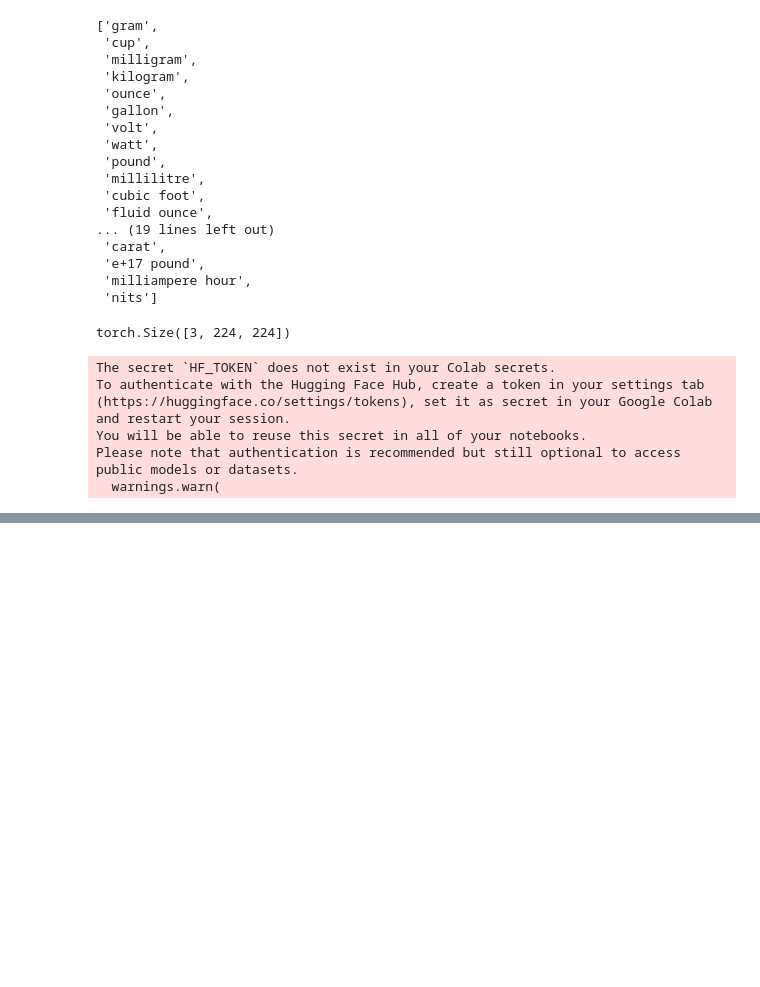
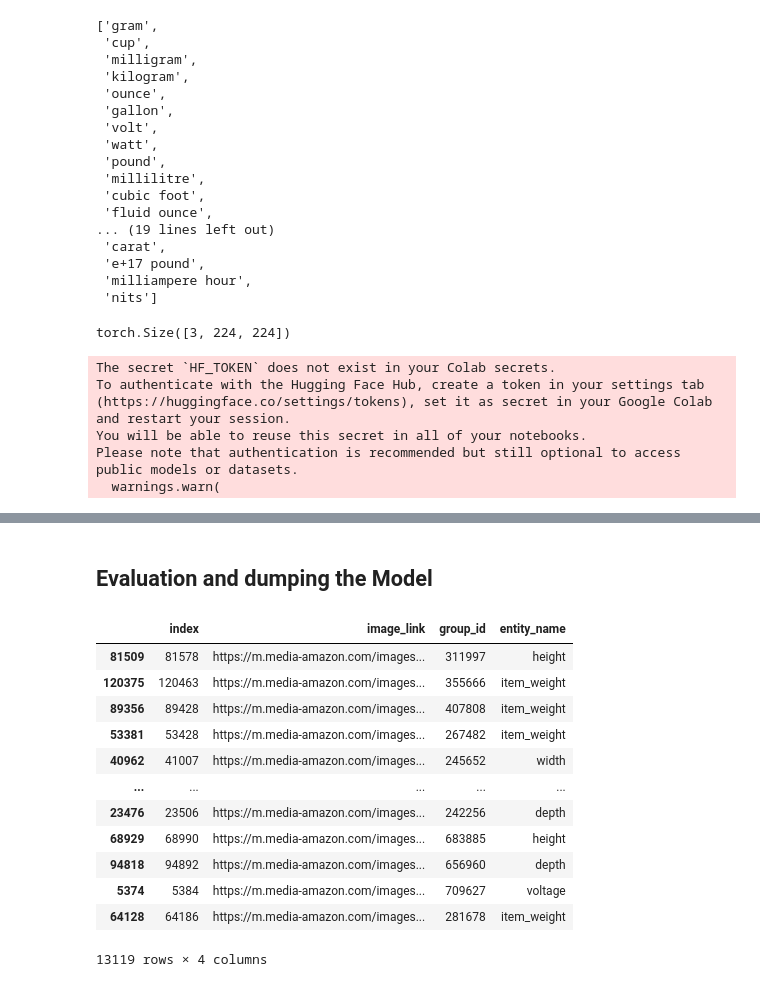
Before and after one commit to Dhyanesh-Panchal/amazon_ml_2024_deepinsight, a Jupyter notebook: solution/Multi_input_endoder_decoder.ipynb, the cells around one changed output, grey strips where cells are left out. Drawn from its saved outputs; the diff is of its cells as text; code cells hidden in the pictures; blank space fills up the shorter version.

Commit message:
Some Model saving scripts

```diff
--- a/solution/Multi_input_endoder_decoder.ipynb
+++ b/solution/Multi_input_endoder_decoder.ipynb
@@ -423,0 +450,2 @@ KeyboardInterrupt:
+# %% [markdown]
+## Evaluation and dumping the Model
@@ -423,0 +505,20 @@ KeyboardInterrupt:
+# %%
+ # Load your test dataset
+test_df = pd.read_csv('https://raw.githubusercontent.com/Dhyanesh-Panchal/amazon_ml_2024_deepinsight/refs/heads/master/student_resource%203/dataset/test.csv')
+test_df = test_df.sample(frac=0.1, random_state=42)
+# %%
+test_df
+# %% [output]
+|  | index | image_link | group_id | entity_name |
+| 81509 | 81578 | https://m.media-amazon.com/images... | 311997 | height |
+| 120375 | 120463 | https://m.media-amazon.com/images... | 355666 | item_weight |
+| 89356 | 89428 | https://m.media-amazon.com/images... | 407808 | item_weight |
+| 53381 | 53428 | https://m.media-amazon.com/images... | 267482 | item_weight |
+| 40962 | 41007 | https://m.media-amazon.com/images... | 245652 | width |
+| ... | ... | ... | ... | ... |
+| 23476 | 23506 | https://m.media-amazon.com/images... | 242256 | depth |
+| 68929 | 68990 | https://m.media-amazon.com/images... | 683885 | height |
+| 94818 | 94892 | https://m.media-amazon.com/images... | 656960 | depth |
+| 5374 | 5384 | https://m.media-amazon.com/images... | 709627 | voltage |
+| 64128 | 64186 | https://m.media-amazon.com/images... | 281678 | item_weight |
+13119 rows × 4 columns
```
Also changed, not shown: parts of 8 cells of this notebook.
